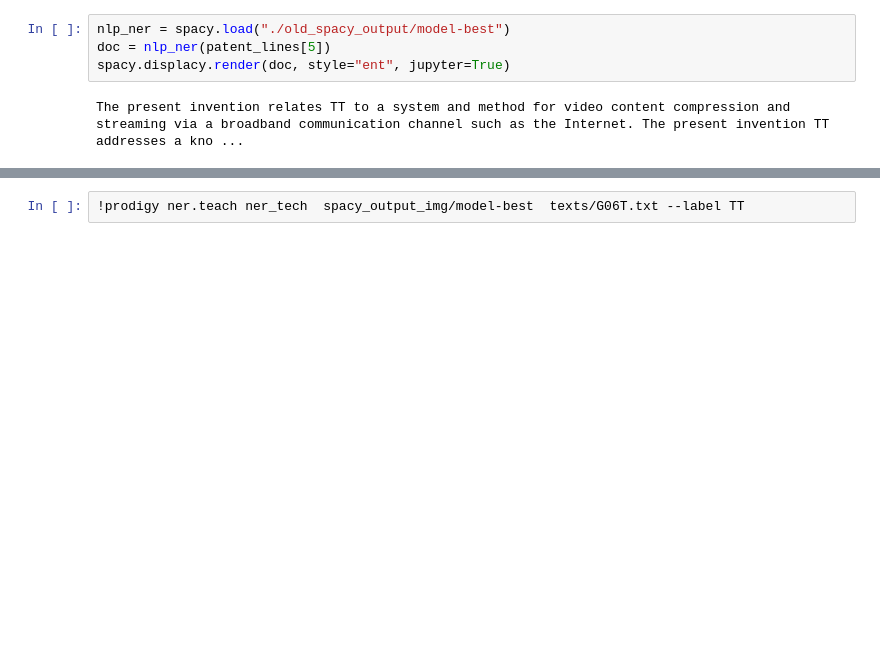
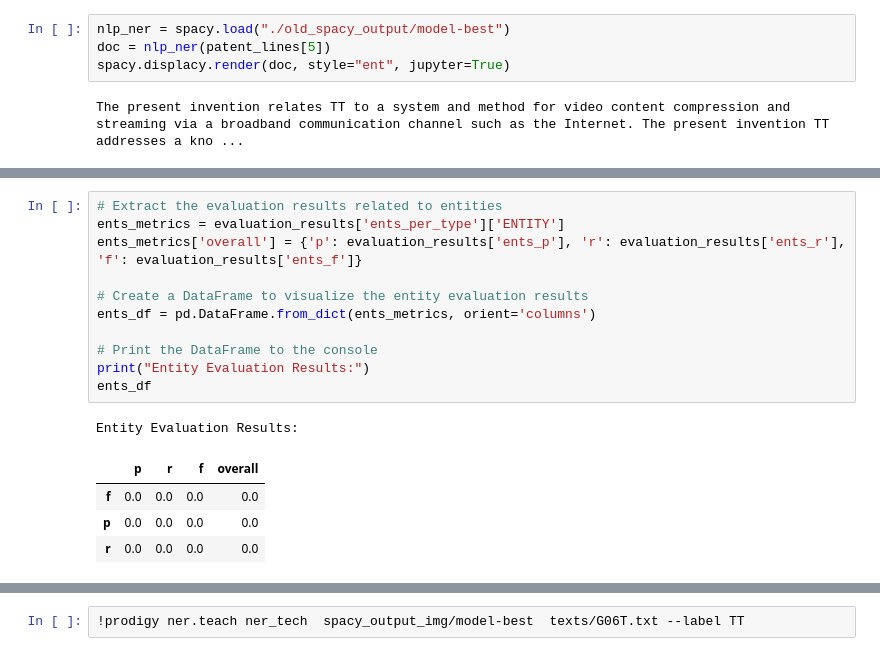
Before and after one commit to danaaubakirova/Information-Retrieval-FP, a Jupyter notebook: final_notebook.ipynb, the cells around one changed output, grey strips where cells are left out. Drawn from its saved outputs; the diff is of its cells as text; blank space fills up the shorter version.

```diff
--- a/final_notebook.ipynb
+++ b/final_notebook.ipynb
@@ -300,0 +369,17 @@ The present invention ENTITY relates ENTITY to a system ENTITY and method ENTITY
+# %%
+# Extract the evaluation results related to entities
+ents_metrics = evaluation_results['ents_per_type']['ENTITY']
+ents_metrics['overall'] = {'p': evaluation_results['ents_p'], 'r': evaluation_results['ents_r'], 'f': evaluation_results['ents_f']}
+
+# Create a DataFrame to visualize the entity evaluation results
+ents_df = pd.DataFrame.from_dict(ents_metrics, orient='columns')
+
+# Print the DataFrame to the console
+print("Entity Evaluation Results:")
+ents_df
+# %% [output]
+Entity Evaluation Results:
+|  | p | r | f | overall |
+| f | 0.0 | 0.0 | 0.0 | 0.0 |
+| p | 0.0 | 0.0 | 0.0 | 0.0 |
+| r | 0.0 | 0.0 | 0.0 | 0.0 |
```
Also changed, not shown: parts of 26 cells of this notebook, 3 other files.
